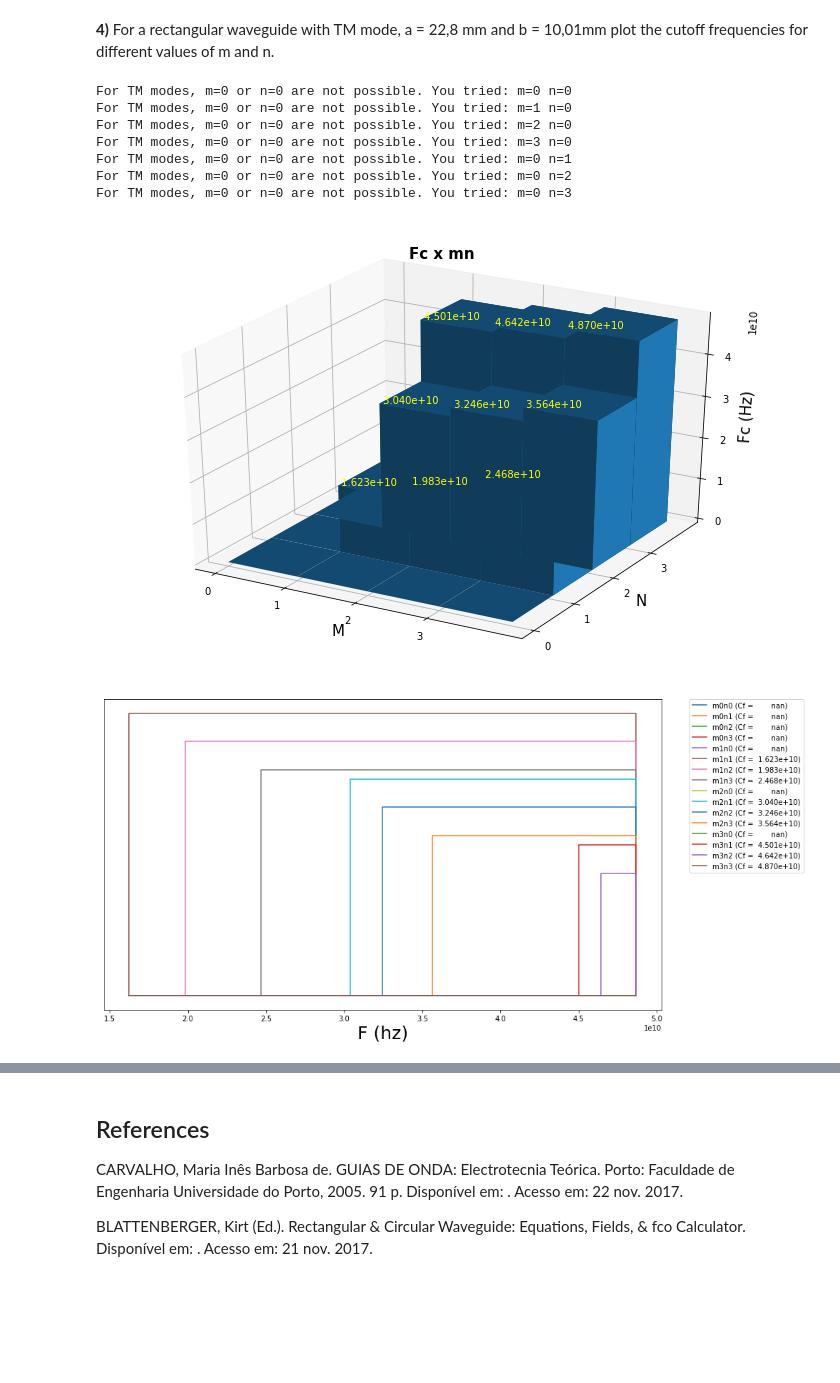
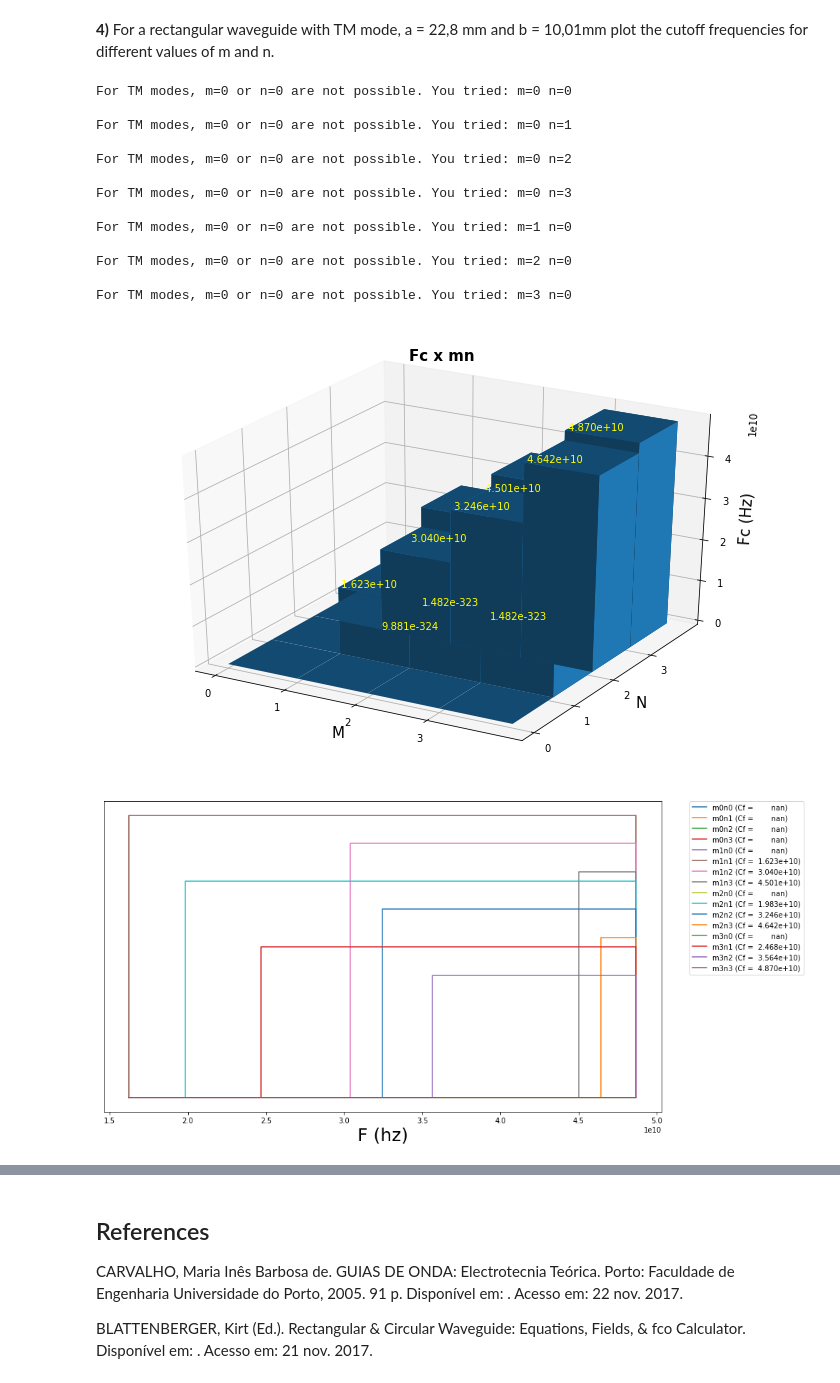
Before and after one commit to HugoSoaresFontes/Waveguides, a Jupyter notebook: tutorial.ipynb, the cells around one changed output, grey strips where cells are left out. Cells and saved outputs as stored; diff of their text form; code cells hidden in the pictures; blank space fills up the shorter version.

```diff
--- a/tutorial.ipynb
+++ b/tutorial.ipynb
@@ -66,6 +66,8 @@ class Waveguide():
         calculates the speed
         """
         self.s = 1 / math.sqrt(self.U * self.E)
+
+        return self.s
 
     def calcZ(self, f: float=None, wl: float=None):
         """
@@ -472,7 +476,7 @@ cf = np.empty((len_m, len_n))
 possible_modes = []
 for i in range(len_m):
     for j in range(len_n):
-        cf[i][j] = guide1.calcCF(m[i][j], n[i][j])
+        cf[i][j] = guide1.calcCF(m[j][i], n[j][i])
         if cf[i][j] < guide1.f:
             possible_modes += [[cf[i][j], "m"+str(i) + "n" + str(j)]]
 
@@ -599,39 +603,45 @@ def number_compress(number: float):
     """
     Return a number in cientific notation
     :param number: number to be formatted
     """
     return "%10.3e"%number
 
 for i in range(len_m):
     for j in range(len_n):
-        cf[i][j] = guide.calcCF(m[i][j], n[i][j])
+        cf[i][j] = guide.calcCF(m[j][i], n[j][i])
         if not np.isnan(cf[i][j]):
-            ax.text(m[i][j], n[i][j], cf[i][j], number_compress(cf[i][j]), color='yellow')
+            ax.text(m[j][i], n[j][i], cf[j][i], number_compress(cf[j][i]), color='yellow')
 
 # Plot CF's x mn in 3d chart
 plt.xticks(range(len_m))
 plt.yticks(range(len_n))
 plt.title("Fc x mn", fontweight="bold", fontsize="15")
 ax.set_xlabel('M', fontsize=15)
 ax.set_ylabel('N', fontsize=15)
 ax.set_zlabel('Fc (Hz)', fontsize=15)
 
 x, y, z = m.ravel(), n.ravel(), cf.ravel()
 
 bottom = np.zeros_like(z)
 width = depth = 1
 
 ax.bar3d(x, y, bottom, width, depth, z, alpha=1)
 plt.show()
 # %% [output]
 For TM modes, m=0 or n=0 are not possible. You tried: m=0 n=0
+
+For TM modes, m=0 or n=0 are not possible. You tried: m=0 n=1
+
+For TM modes, m=0 or n=0 are not possible. You tried: m=0 n=2
+
+For TM modes, m=0 or n=0 are not possible. You tried: m=0 n=3
+
 For TM modes, m=0 or n=0 are not possible. You tried: m=1 n=0
+
 For TM modes, m=0 or n=0 are not possible. You tried: m=2 n=0
+
 For TM modes, m=0 or n=0 are not possible. You tried: m=3 n=0
-For TM modes, m=0 or n=0 are not possible. You tried: m=0 n=1
-For TM modes, m=0 or n=0 are not possible. You tried: m=0 n=2
-For TM modes, m=0 or n=0 are not possible. You tried: m=0 n=3
-[figure, old version]
+[figure, new version]
 # %%
 # Step chart
 
@@ -666,7 +676,7 @@ ax.set_xlabel('F (hz)', fontsize=25)
 plt.legend(bbox_to_anchor=(1.05, 1), loc=2, borderaxespad=0.)
 plt.show()
 # %% [output]
-[figure, old version]
+[figure, new version]
 # %%
 # Preparing html table
 html = """
```
Also changed, not shown: parts of 4 cells of this notebook, 2 other files.
